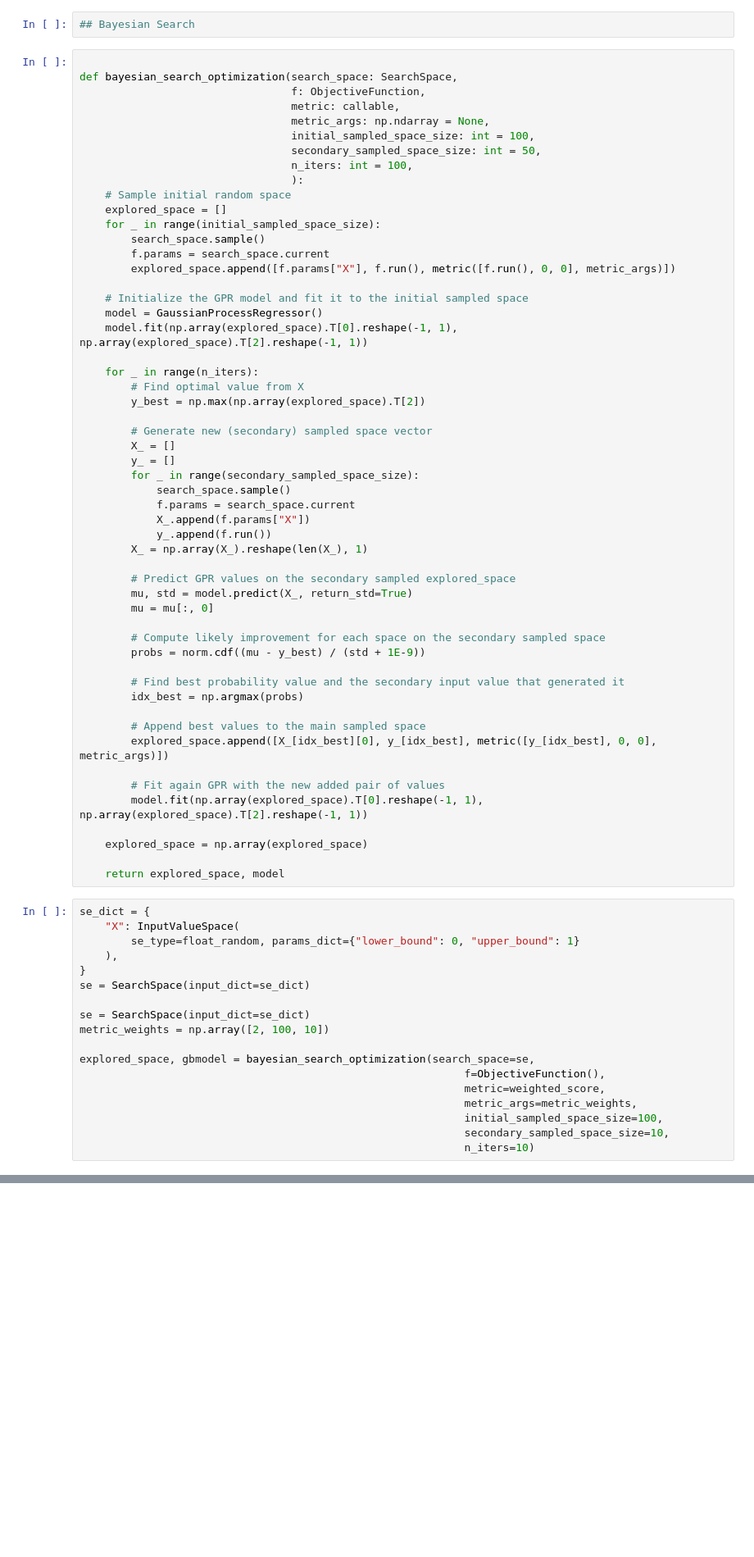
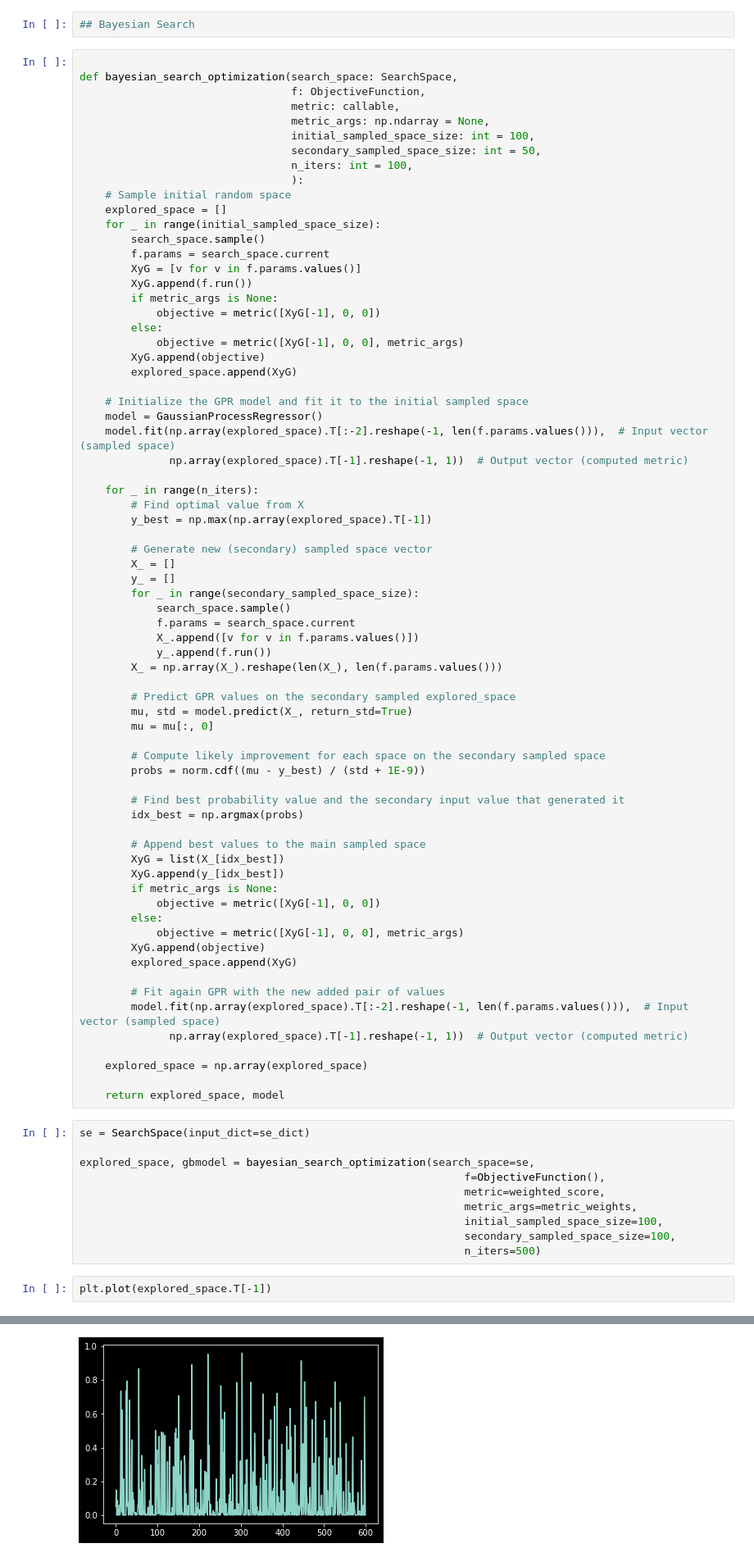
Before and after one commit to AlbertGarcia1991/QumFu, a Jupyter notebook: implementation_test/2D_to_1D.ipynb, the cells around one changed output, grey strips where cells are left out. Shown at 82% size. Cells and saved outputs as stored; diff of their text form; blank space fills up the shorter version.

```diff
--- a/implementation_test/2D_to_1D.ipynb
+++ b/implementation_test/2D_to_1D.ipynb
@@ -99,15 +106,23 @@ def bayesian_search_optimization(search_space: SearchSpace,
     for _ in range(initial_sampled_space_size):
         search_space.sample()
         f.params = search_space.current
-        explored_space.append([f.params["X"], f.run(), metric([f.run(), 0, 0], metric_args)])
+        XyG = [v for v in f.params.values()]
+        XyG.append(f.run())
+        if metric_args is None:
+            objective = metric([XyG[-1], 0, 0])
+        else:
+            objective = metric([XyG[-1], 0, 0], metric_args)
+        XyG.append(objective)
+        explored_space.append(XyG)
 
     # Initialize the GPR model and fit it to the initial sampled space
     model = GaussianProcessRegressor()
-    model.fit(np.array(explored_space).T[0].reshape(-1, 1), np.array(explored_space).T[2].reshape(-1, 1))
+    model.fit(np.array(explored_space).T[:-2].reshape(-1, len(f.params.values())),  # Input vector (sampled space)
+              np.array(explored_space).T[-1].reshape(-1, 1))  # Output vector (computed metric)
 
     for _ in range(n_iters):
         # Find optimal value from X
-        y_best = np.max(np.array(explored_space).T[2])
+        y_best = np.max(np.array(explored_space).T[-1])
 
         # Generate new (secondary) sampled space vector
         X_ = []
@@ -115,9 +130,9 @@ def bayesian_search_optimization(search_space: SearchSpace,
         for _ in range(secondary_sampled_space_size):
             search_space.sample()
             f.params = search_space.current
-            X_.append(f.params["X"])
+            X_.append([v for v in f.params.values()])
             y_.append(f.run())
-        X_ = np.array(X_).reshape(len(X_), 1)
+        X_ = np.array(X_).reshape(len(X_), len(f.params.values()))
 
         # Predict GPR values on the secondary sampled explored_space
         mu, std = model.predict(X_, return_std=True)
@@ -130,29 +145,32 @@ def bayesian_search_optimization(search_space: SearchSpace,
         idx_best = np.argmax(probs)
 
         # Append best values to the main sampled space
-        explored_space.append([X_[idx_best][0], y_[idx_best], metric([y_[idx_best], 0, 0], metric_args)])
+        XyG = list(X_[idx_best])
+        XyG.append(y_[idx_best])
+        if metric_args is None:
+            objective = metric([XyG[-1], 0, 0])
+        else:
+            objective = metric([XyG[-1], 0, 0], metric_args)
+        XyG.append(objective)
+        explored_space.append(XyG)
 
         # Fit again GPR with the new added pair of values
-        model.fit(np.array(explored_space).T[0].reshape(-1, 1), np.array(explored_space).T[2].reshape(-1, 1))
+        model.fit(np.array(explored_space).T[:-2].reshape(-1, len(f.params.values())),  # Input vector (sampled space)
+              np.array(explored_space).T[-1].reshape(-1, 1))  # Output vector (computed metric)
 
     explored_space = np.array(explored_space)
 
     return explored_space, model
 # %%
-se_dict = {
-    "X": InputValueSpace(
-        se_type=float_random, params_dict={"lower_bound": 0, "upper_bound": 1}
-    ),
-}
 se = SearchSpace(input_dict=se_dict)
-
-se = SearchSpace(input_dict=se_dict)
-metric_weights = np.array([2, 100, 10])
 
 explored_space, gbmodel = bayesian_search_optimization(search_space=se,
                                                             f=ObjectiveFunction(),
                                                             metric=weighted_score,
                                                             metric_args=metric_weights,
                                                             initial_sampled_space_size=100,
-                                                            secondary_sampled_space_size=10,
-                                                            n_iters=10)
+                                                            secondary_sampled_space_size=100,
+                                                            n_iters=500)
+# %%
+plt.plot(explored_space.T[-1])
+# %% [output]
@@ -159 +178,2 @@ explored_space, gbmodel = bayesian_search_optimization(search_space=se,
+[figure, added]
 # %%
```
Also changed, not shown: parts of 7 cells of this notebook, 2 other files.
